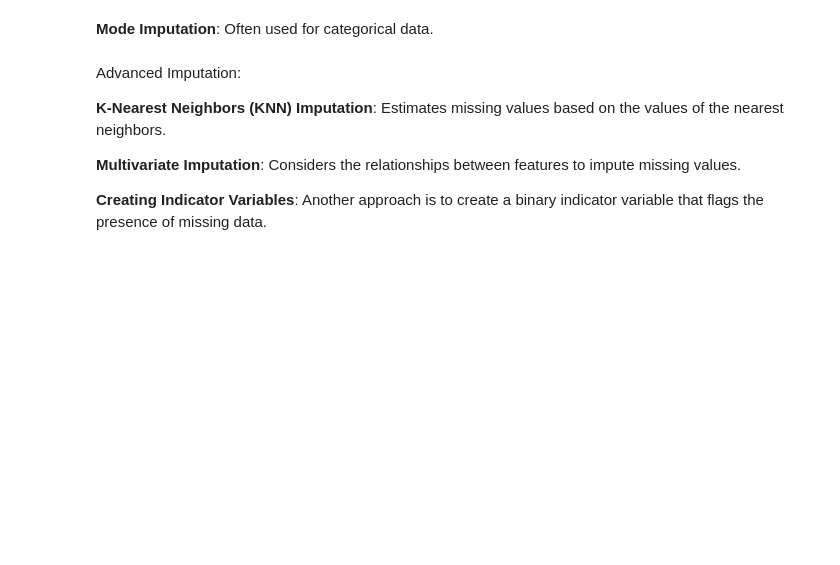
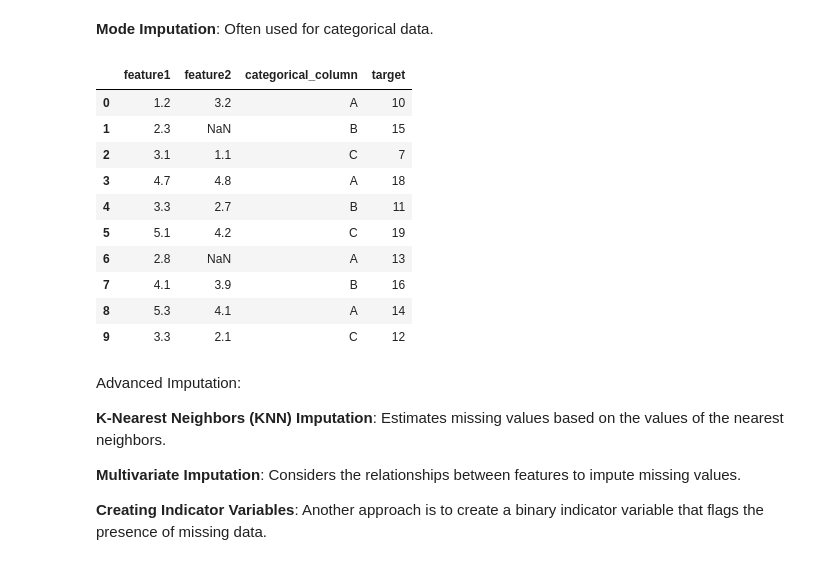
Before and after one commit to chnu-sci-tech/intellectual-data-analysis, a Jupyter notebook: src/111_data_processing.ipynb, the cells around one changed output. Saved outputs shown, nothing was run; the diff lists cells and outputs as text; code cells hidden in the pictures; blank space fills up the shorter version.

```diff
--- a/src/111_data_processing.ipynb
+++ b/src/111_data_processing.ipynb
@@ -44,8 +88,20 @@ df['feature1'].fillna(df['feature1'].median(), inplace=True)
 # %% [markdown]
 **Mode Imputation**: Often used for categorical data.
 # %%
-df['feature1'].fillna(df['feature1'].mode()[0], inplace=True)
+df['categorical_column'].fillna(df['categorical_column'].mode()[0], inplace=True)
 df
+# %% [output]
+|  | feature1 | feature2 | categorical_column | target |
+| 0 | 1.2 | 3.2 | A | 10 |
+| 1 | 2.3 | NaN | B | 15 |
+| 2 | 3.1 | 1.1 | C | 7 |
+| 3 | 4.7 | 4.8 | A | 18 |
+| 4 | 3.3 | 2.7 | B | 11 |
+| 5 | 5.1 | 4.2 | C | 19 |
+| 6 | 2.8 | NaN | A | 13 |
+| 7 | 4.1 | 3.9 | B | 16 |
+| 8 | 5.3 | 4.1 | A | 14 |
+| 9 | 3.3 | 2.1 | C | 12 |
 # %% [markdown]
 Advanced Imputation:
 
```
Also changed, not shown: parts of 12 cells of this notebook, 2 other files.
